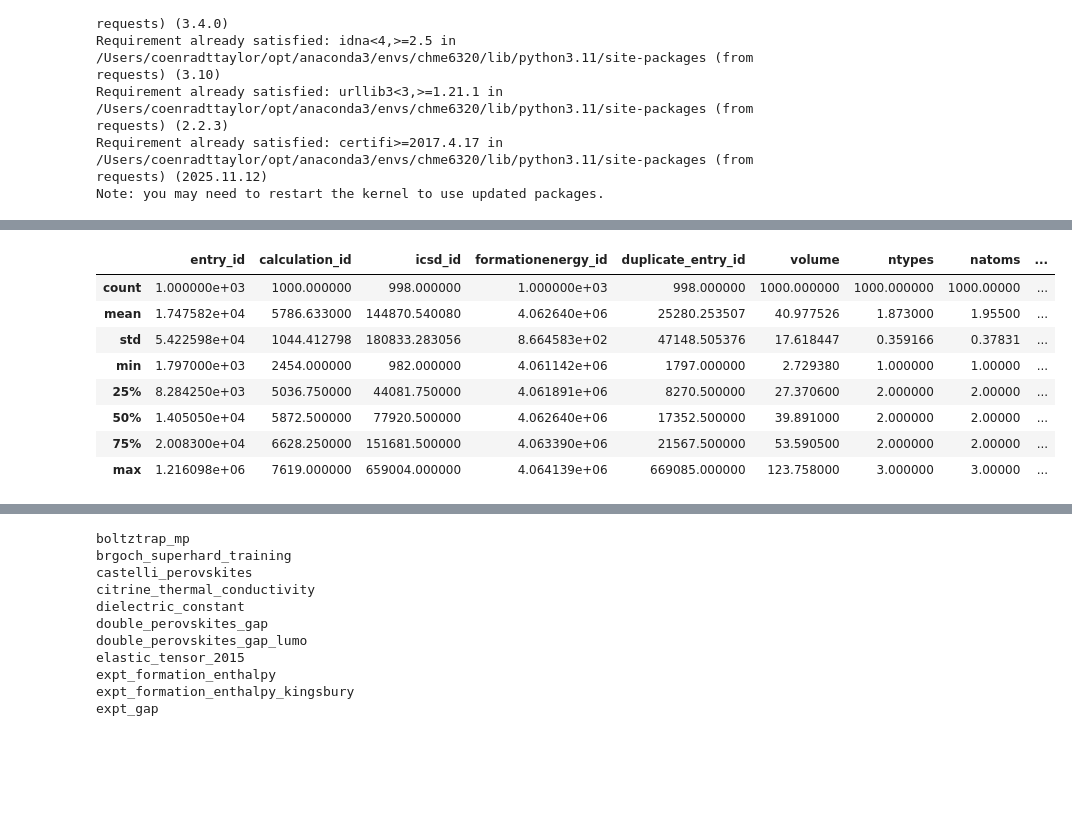
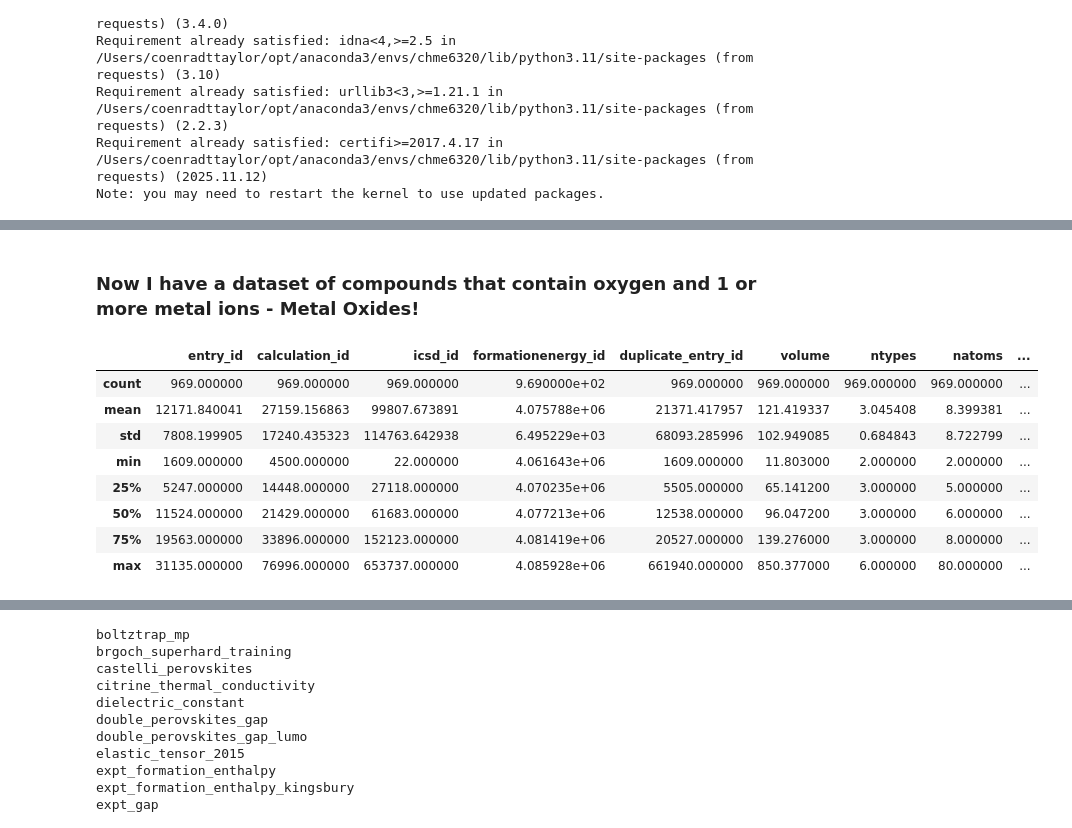
Before and after one commit to coenradtt/ML4MSD-HW-CoenradtT, a Jupyter notebook: Final Project/Final_project_template.ipynb, the cells around one changed output, grey strips where cells are left out. Cells and saved outputs as stored; diff of their text form; code cells hidden in the pictures; blank space fills up the shorter version.

```diff
--- a/Final Project/Final_project_template.ipynb
+++ b/Final Project/Final_project_template.ipynb
@@ -106,0 +118,24 @@ print(df.head())
+# %%
+# FILTER FOR METAL OXIDES, SINCE ORIGINAL QUERY IS ALL OXYGEN-CONTAINING COMPOUNDS
+from pymatgen.core import Composition
+from pymatgen.core.periodic_table import Element
+import pandas as pd
+
+# assume your dataframe is called df and has a column called "composition"
+# that contains chemical formulas like "Fe2O3", "Al2O3", "TiO2", etc.
+
+def has_metal_and_oxygen(formula):
+    comp = Composition(formula)
+
+    # Check if any element is a metal
+    for el in comp.elements:
+        if Element(el).is_metal:
+            return True
+
+    return False
+
+# Filter the dataframe
+df_oxides = df[df["composition"].apply(has_metal_and_oxygen)].reset_index(drop=True)
+
+print(df_oxides.head())
+print("Number of metal oxides:", len(df_oxides))
@@ -107,15 +160,17 @@ print(df.head())
+# %% [markdown]
+### Now I have a dataset of compounds that contain oxygen and 1 or more metal ions - **Metal Oxides!**
 # %%
-df.describe()
+df_oxides.describe()
 # %% [output]
 |  | entry_id | calculation_id | icsd_id | formationenergy_id | duplicate_entry_id | volume | ntypes | natoms | ... |
-| count | 1.000000e+03 | 1000.000000 | 998.000000 | 1.000000e+03 | 998.000000 | 1000.000000 | 1000.000000 | 1000.00000 | ... |
-| mean | 1.747582e+04 | 5786.633000 | 144870.540080 | 4.062640e+06 | 25280.253507 | 40.977526 | 1.873000 | 1.95500 | ... |
-| std | 5.422598e+04 | 1044.412798 | 180833.283056 | 8.664583e+02 | 47148.505376 | 17.618447 | 0.359166 | 0.37831 | ... |
-| min | 1.797000e+03 | 2454.000000 | 982.000000 | 4.061142e+06 | 1797.000000 | 2.729380 | 1.000000 | 1.00000 | ... |
-| 25% | 8.284250e+03 | 5036.750000 | 44081.750000 | 4.061891e+06 | 8270.500000 | 27.370600 | 2.000000 | 2.00000 | ... |
-| 50% | 1.405050e+04 | 5872.500000 | 77920.500000 | 4.062640e+06 | 17352.500000 | 39.891000 | 2.000000 | 2.00000 | ... |
-| 75% | 2.008300e+04 | 6628.250000 | 151681.500000 | 4.063390e+06 | 21567.500000 | 53.590500 | 2.000000 | 2.00000 | ... |
-| max | 1.216098e+06 | 7619.000000 | 659004.000000 | 4.064139e+06 | 669085.000000 | 123.758000 | 3.000000 | 3.00000 | ... |
+| count | 969.000000 | 969.000000 | 969.000000 | 9.690000e+02 | 969.000000 | 969.000000 | 969.000000 | 969.000000 | ... |
+| mean | 12171.840041 | 27159.156863 | 99807.673891 | 4.075788e+06 | 21371.417957 | 121.419337 | 3.045408 | 8.399381 | ... |
+| std | 7808.199905 | 17240.435323 | 114763.642938 | 6.495229e+03 | 68093.285996 | 102.949085 | 0.684843 | 8.722799 | ... |
+| min | 1609.000000 | 4500.000000 | 22.000000 | 4.061643e+06 | 1609.000000 | 11.803000 | 2.000000 | 2.000000 | ... |
+| 25% | 5247.000000 | 14448.000000 | 27118.000000 | 4.070235e+06 | 5505.000000 | 65.141200 | 3.000000 | 5.000000 | ... |
+| 50% | 11524.000000 | 21429.000000 | 61683.000000 | 4.077213e+06 | 12538.000000 | 96.047200 | 3.000000 | 6.000000 | ... |
+| 75% | 19563.000000 | 33896.000000 | 152123.000000 | 4.081419e+06 | 20527.000000 | 139.276000 | 3.000000 | 8.000000 | ... |
+| max | 31135.000000 | 76996.000000 | 653737.000000 | 4.085928e+06 | 661940.000000 | 850.377000 | 6.000000 | 80.000000 | ... |
 # %%
 import matplotlib.pyplot as plt
 
```
Also changed, not shown: parts of 14 cells of this notebook, 1 other file.
